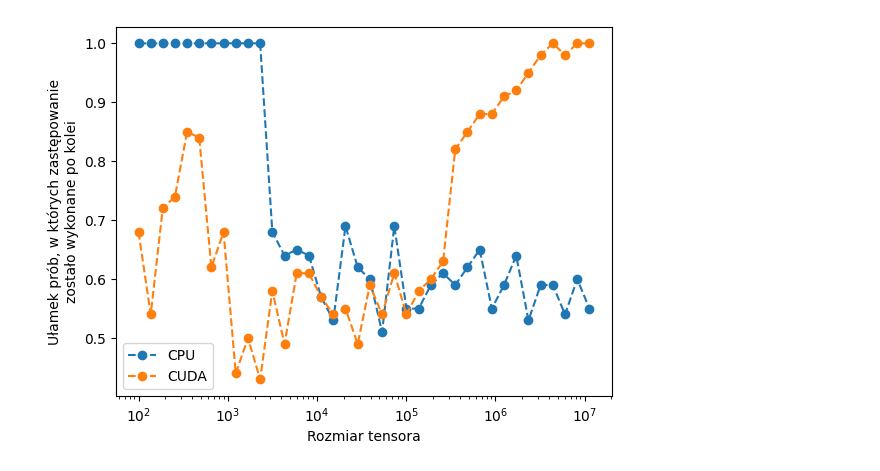
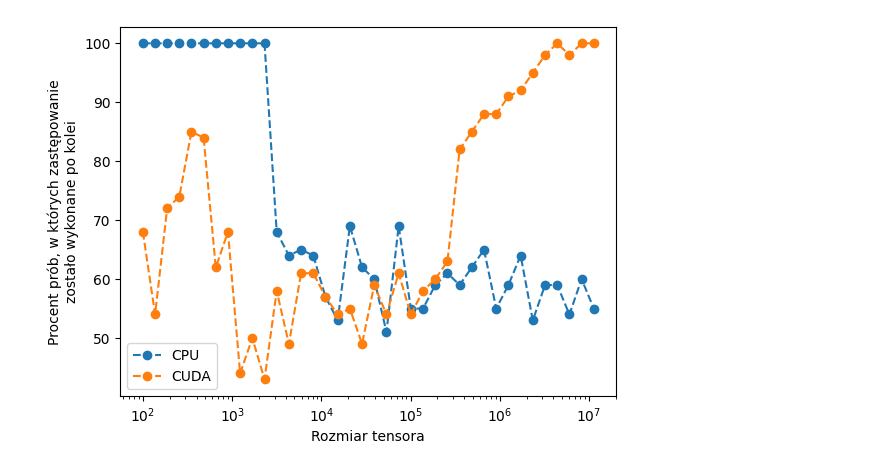
Before and after one commit to stlenyk/magisterium_prototyping, a Jupyter notebook: benchmarks/scatter_determinism/chart.ipynb, the cells around one changed output. Drawn from its saved outputs; the diff is of its cells as text; code cells hidden in the pictures.

```diff
--- a/benchmarks/scatter_determinism/chart.ipynb
+++ b/benchmarks/scatter_determinism/chart.ipynb
@@ -1,16 +1,15 @@
 # %%
 import pandas as pd
 import matplotlib.pyplot as plt
 
 
 data = pd.read_csv("results.csv")
-# add lines to datapoints
-plt.plot(data["tensor_size"], data["cpu"], marker="o", linestyle="--")
-plt.plot(data["tensor_size"], data["cuda"], marker="o", linestyle="--")
+plt.plot(data["tensor_size"], data["cpu"] * 100, marker="o", linestyle="--")
+plt.plot(data["tensor_size"], data["cuda"] * 100, marker="o", linestyle="--")
 plt.legend(["CPU", "CUDA"])
 plt.xscale("log")
 plt.xlabel("Rozmiar tensora")
-plt.ylabel("Ułamek prób, w których zastępowanie\nzostało wykonane po kolei")
+plt.ylabel("Procent prób, w których zastępowanie\nzostało wykonane po kolei")
 plt.savefig("bench_scatter_determinism.pdf")
 # %% [output]
-[figure, old version]
+[figure, new version]
```
Also changed, not shown: 1 other file.
